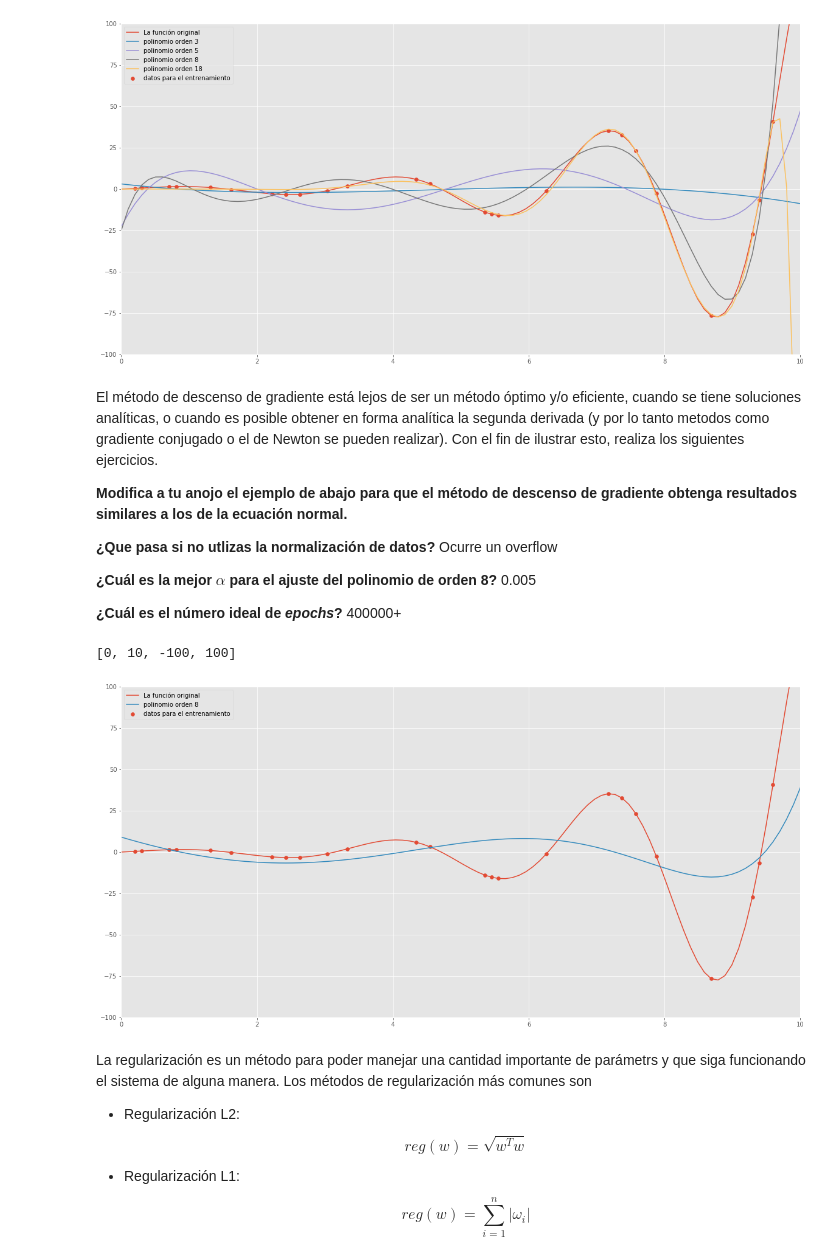
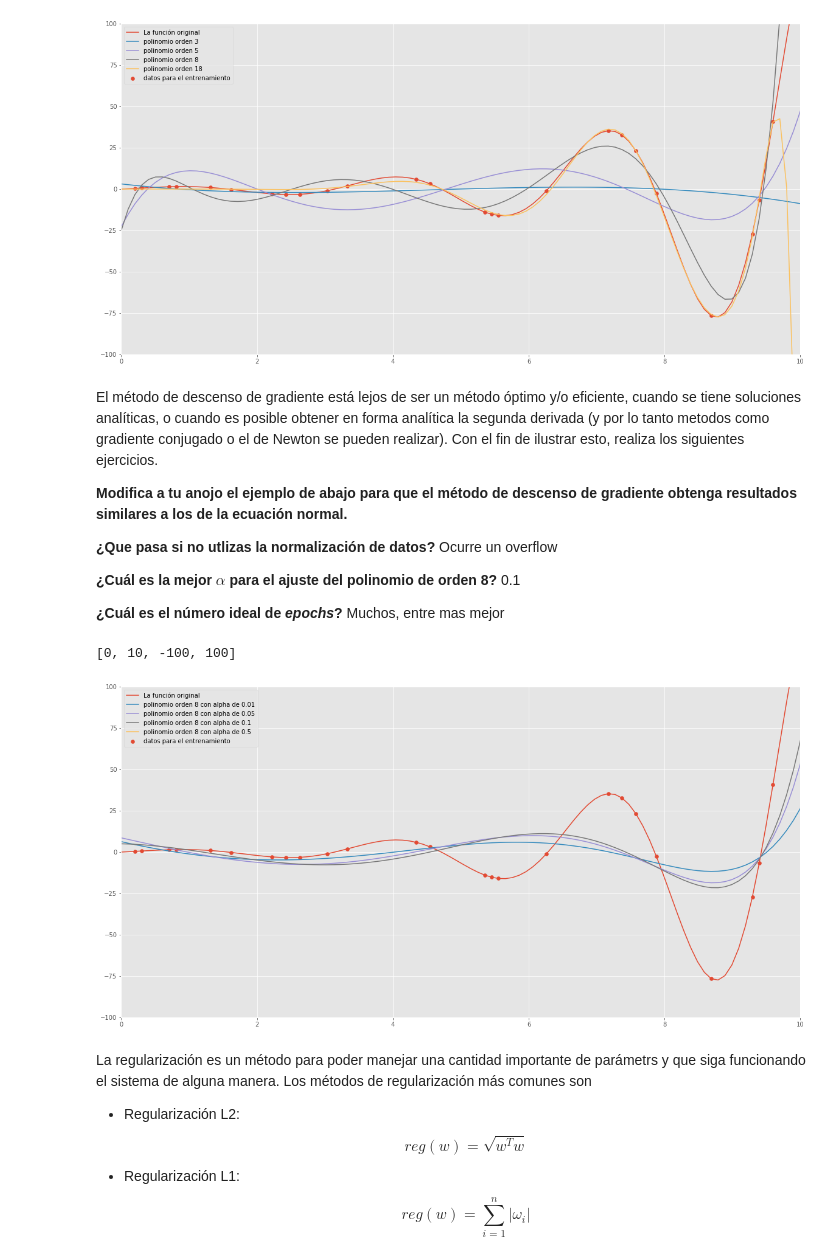
Before and after one commit to raulperod/redes-neuronales, a Jupyter notebook: neurona_lineal/neurona_lineal.ipynb, the cells around one changed output. Drawn from its saved outputs; the diff is of its cells as text; code cells hidden in the pictures.

```diff
--- a/neurona_lineal/neurona_lineal.ipynb
+++ b/neurona_lineal/neurona_lineal.ipynb
@@ -85,11 +85,8 @@ def mse_loss(x, y, w, b):
     Un flotante con el costo
 
     """
-    M, n = x.shape
-    J = 0
-    for instance in range(M):
-        J += (y[instance] - (x[instance,:]@w + b))**2
-    return J / (2*M)
+    error = y - (x @ w + b)
+    return np.mean(np.square(error) / 2)
 # %% [markdown]
 y para probar si está bien el programa, si calculamos $Loss(\omega, b)$ para $\omega_1 = 0$, $b = 0$ debe de dar (para este conjunto de datos) **26.73** (recuerda verificar que regrese un flotante y no un vector de un solo elemento).
 # %%
@@ -151,11 +148,11 @@ def grad_costo(x, y, w, b):
             funcion de costo respecto a b
 
     """
+    M = x.shape[0]
     error = y - (x @ w + b)
-    M = x.shape[0]
 
     dw = (x.T @ error) / M
-    db = np.sum(error) / M
+    db = error.mean()
 
     return dw, db
 
@@ -181,7 +178,7 @@ def descenso_gradiente_lotes(x, y, w_0, b_0, alpha, num_iter):
     """
     w, b = w_0.copy(), b_0
     mse_iter = np.zeros(num_iter)
-    M, n = x.shape
+    M, _ = x.shape
 
     for iter in range(num_iter):
         dw, db = grad_costo(x, y, w, b)
@@ -354,7 +352,8 @@ Text(0,0.5,'MSE')
 # %% [markdown]
 **Utilizando todo el número de iteraciones necesarias, encuentra el valor de $\omega$ y $b$ utilizando el descenso de gradiente.**
 # %%
-num_iters = 300
+alpha = 1.
+num_iters = 5000
 
 w, b, mse_hist = descenso_gradiente_lotes(x_norm, y, w_ini, b_ini, alpha, num_iters)
 
@@ -363,5 +362,5 @@ print("w = {} y b= {}".format(w, b))
 plt.plot(mse_hist, '-b')
 plt.title(u'MSE por iteración')
 plt.xlabel(u'Iteración')
-plt.ylabel(r'$Loss(\omega, b)$')
+plt.ylabel(u'Loss')
 # %% [output]
@@ -443,35 +442,35 @@ resultados similares a los de la ecuación normal.**
 
 **¿Que pasa si no utlizas la normalización de datos?** Ocurre un overflow
 
-**¿Cuál es la mejor $\alpha$ para el ajuste del polinomio de orden 8?** 0.005
+**¿Cuál es la mejor $\alpha$ para el ajuste del polinomio de orden 8?** 0.1
 
-**¿Cuál es el número ideal de *epochs*?** 400000+
+**¿Cuál es el número ideal de *epochs*?** Muchos, entre mas mejor
 # %%
 plt.plot(x_plot, f(x_plot), label="La función original")
 plt.scatter(x, y, label="datos para el entrenamiento")
 
 for g in [8]:
+    for alpha in [0.01, 0.05, 0.1, 0.5]:
+        # Expansión a un polinomio de orden ng
+        x_g = np.power(x.reshape(-1,1), range(1, g + 1))
+        m, d = obtiene_medias_desviaciones(x_g)
+        x_g = normaliza(x_g, m, d)
 
-    # Expansión a un polinomio de orden ng
-    x_g = np.power(x.reshape(-1,1), range(1, g + 1))
-    m, d = obtiene_medias_desviaciones(x_g)
-    x_g = normaliza(x_g, m, d)
+        x_g_plot = np.power(x_plot.reshape(-1,1), range(1, g + 1))
+        x_g_plot = normaliza(x_g_plot, m, d)
 
-    x_g_plot = np.power(x_plot.reshape(-1,1), range(1, g + 1))
-    x_g_plot = normaliza(x_g_plot, m, d)
+        w_0, b_0 = np.random.randn(g), 0.0
+        w, b, _ = descenso_gradiente_lotes(x_g, y, w_0, b_0, alpha, 100000)
 
-    w_0, b_0 = np.random.randn(g), 0.0
-    w, b, _ = descenso_gradiente_lotes(x_g, y, w_0, b_0, 0.005, 400000)
+        y_g = x_g_plot @ w + b
 
-    y_g = x_g_plot @ w + b
-
-    plt.plot(x_plot, y_g, label="polinomio orden {}".format(g))
+        plt.plot(x_plot, y_g, label="polinomio orden {} con alpha de {}".format(g, alpha))
 
 plt.legend()
 plt.axis([0, 10, -100, 100])
 # %% [output]
 [0, 10, -100, 100]
-[figure, old version]
+[figure, new version]
 # %% [markdown]
 La regularización es un método para poder manejar una cantidad importante de parámetrs y que siga funcionando el sistema de alguna manera. Los métodos de regularización más comunes son
 
```
Also changed, not shown: parts of 12 cells of this notebook.
